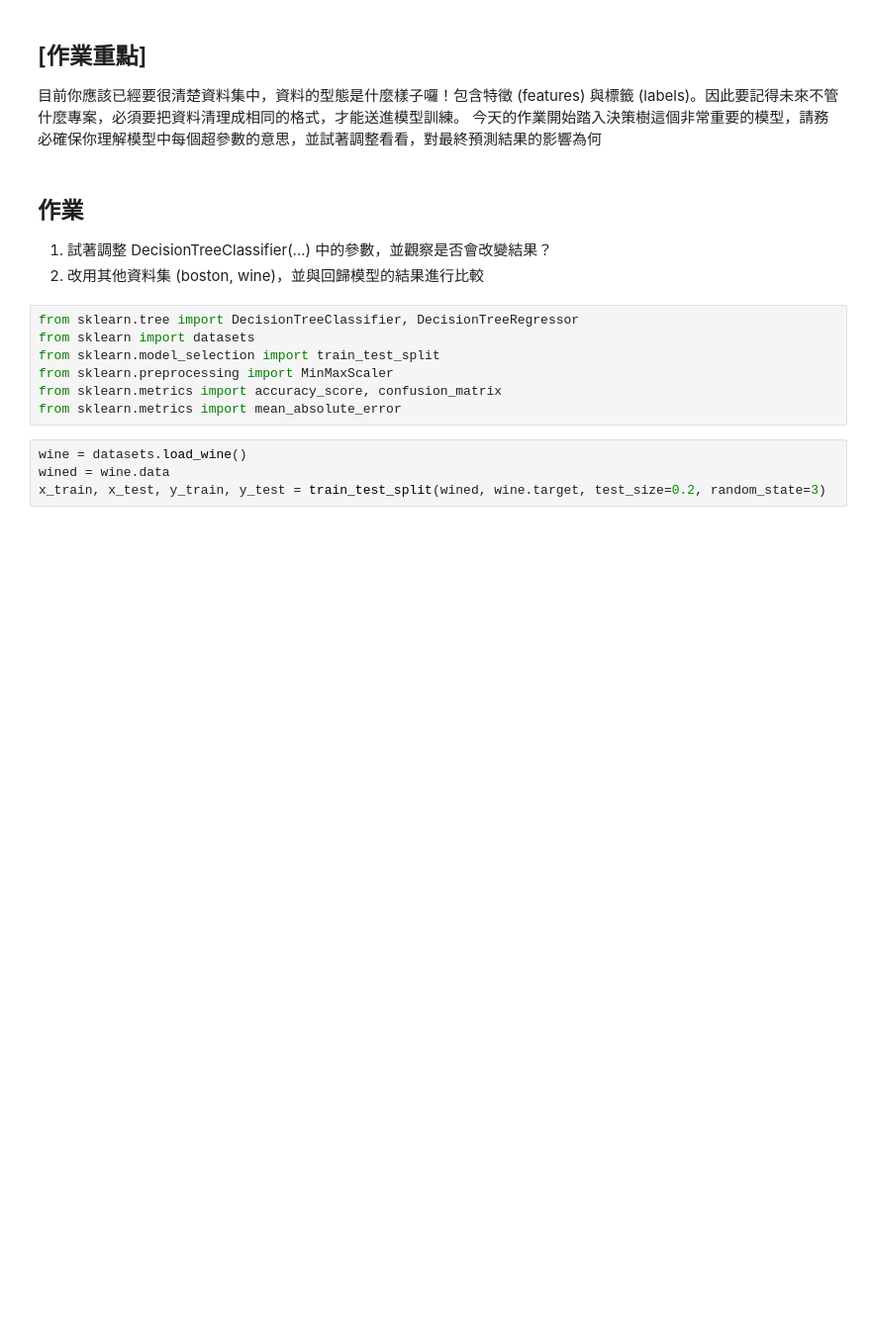
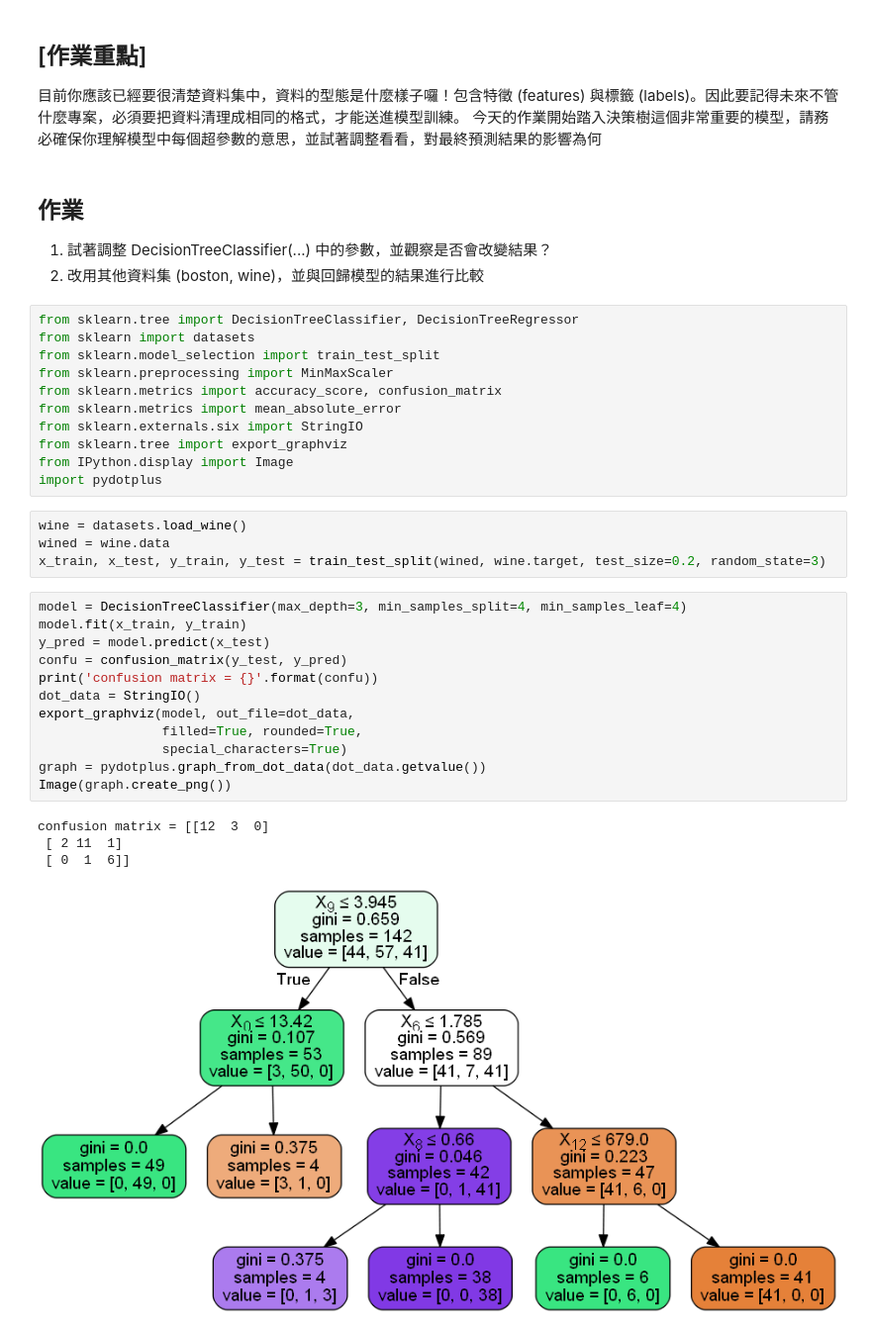
Before and after one commit to benjamin791023/2nd-ML100Days, a Jupyter notebook: ML100/Day_042_HW.ipynb, the cells around one changed output. Shown at 99% size. Drawn from its saved outputs; the diff is of its cells as text; blank space fills up the shorter version.

```diff
--- a/ML100/Day_042_HW.ipynb
+++ b/ML100/Day_042_HW.ipynb
@@ -14,7 +14,28 @@ from sklearn.model_selection import train_test_split
 from sklearn.preprocessing import MinMaxScaler
 from sklearn.metrics import accuracy_score, confusion_matrix
 from sklearn.metrics import mean_absolute_error
+from sklearn.externals.six import StringIO
+from sklearn.tree import export_graphviz
+from IPython.display import Image
+import pydotplus
 # %%
 wine = datasets.load_wine()
 wined = wine.data
 x_train, x_test, y_train, y_test = train_test_split(wined, wine.target, test_size=0.2, random_state=3)
+# %%
+model = DecisionTreeClassifier(max_depth=3, min_samples_split=4, min_samples_leaf=4)
+model.fit(x_train, y_train)
+y_pred = model.predict(x_test)
+confu = confusion_matrix(y_test, y_pred)
+print('confusion matrix = {}'.format(confu))
+dot_data = StringIO()
+export_graphviz(model, out_file=dot_data,
+                filled=True, rounded=True,
+                special_characters=True)
+graph = pydotplus.graph_from_dot_data(dot_data.getvalue())
+Image(graph.create_png())
+# %% [output]
+confusion matrix = [[12  3  0]
+ [ 2 11  1]
+ [ 0  1  6]]
+[figure, added]
```
Also changed, not shown: parts of 7 cells of this notebook, 2 other files.
